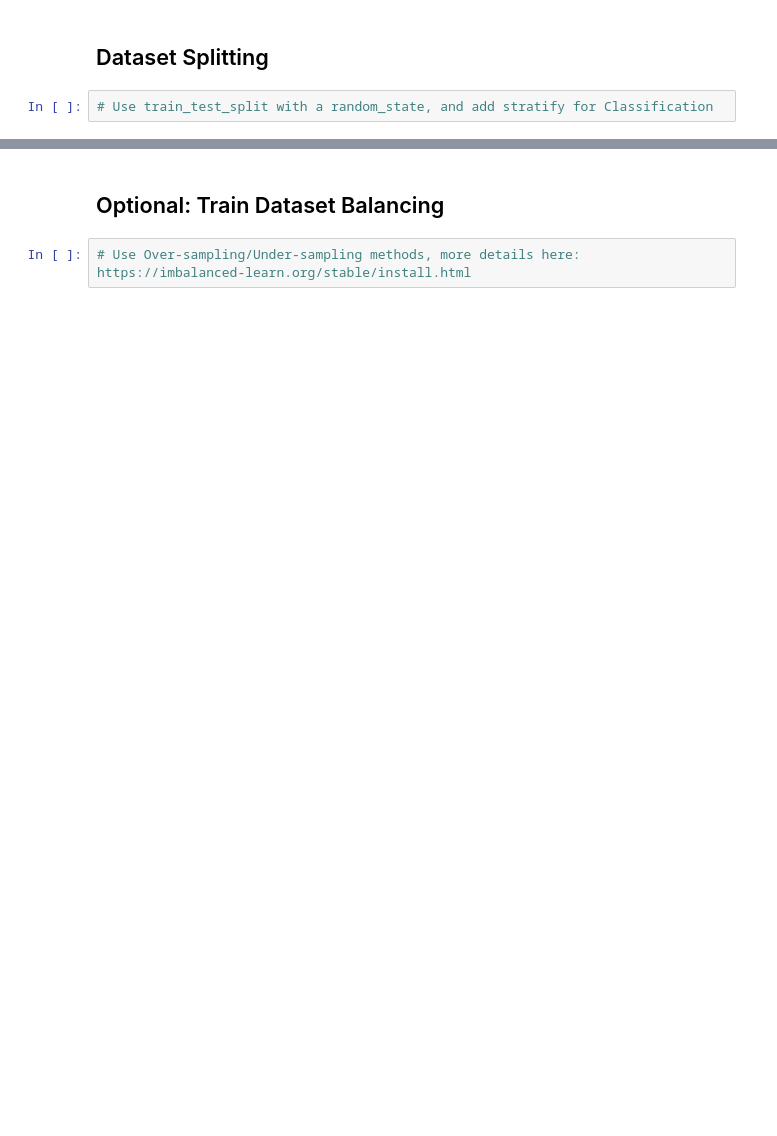
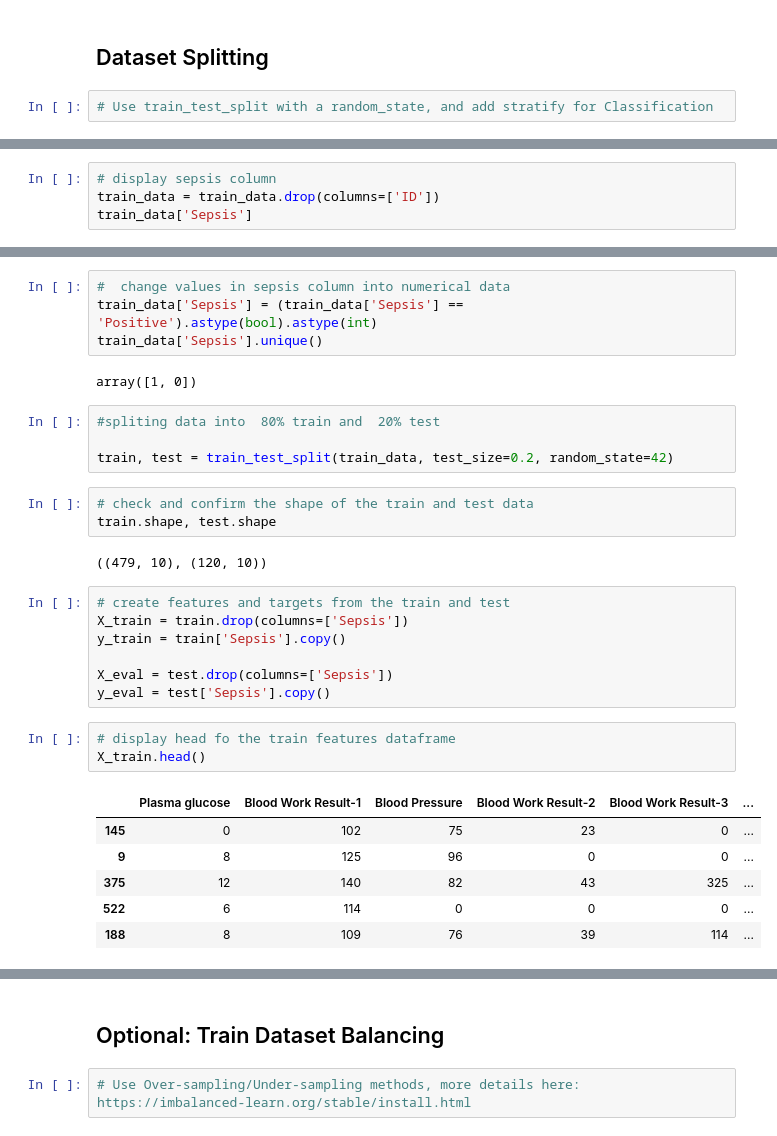
Before and after one commit to acheampongmaa/Sepsis-Prediction-Embedding-ML-into-a-Web-Application, a Jupyter notebook: dataset/Machine Learning Model.ipynb, the cells around one changed output, grey strips where cells are left out. Saved outputs shown, nothing was run; the diff lists cells and outputs as text; blank space fills up the shorter version.

```diff
--- a/dataset/Machine Learning Model.ipynb
+++ b/dataset/Machine Learning Model.ipynb
@@ -478,0 +508,4 @@ dtype: int64
+# %%
+# display sepsis column
+train_data = train_data.drop(columns=['ID'])
+train_data['Sepsis']
@@ -478,0 +525,32 @@ dtype: int64
+# %%
+#  change values in sepsis column into numerical data
+train_data['Sepsis'] = (train_data['Sepsis'] == 'Positive').astype(bool).astype(int)
+train_data['Sepsis'].unique()
+# %% [output]
+array([1, 0])
+# %%
+#spliting data into  80% train and  20% test
+
+train, test = train_test_split(train_data, test_size=0.2, random_state=42)
+# %%
+# check and confirm the shape of the train and test data
+train.shape, test.shape
+# %% [output]
+((479, 10), (120, 10))
+# %%
+# create features and targets from the train and test
+X_train = train.drop(columns=['Sepsis'])
+y_train = train['Sepsis'].copy()
+
+X_eval = test.drop(columns=['Sepsis'])
+y_eval = test['Sepsis'].copy()
+# %%
+# display head fo the train features dataframe
+X_train.head()
+# %% [output]
+|  | Plasma glucose | Blood Work Result-1 | Blood Pressure | Blood Work Result-2 | Blood Work Result-3 | ... |
+| 145 | 0 | 102 | 75 | 23 | 0 | ... |
+| 9 | 8 | 125 | 96 | 0 | 0 | ... |
+| 375 | 12 | 140 | 82 | 43 | 325 | ... |
+| 522 | 6 | 114 | 0 | 0 | 0 | ... |
+| 188 | 8 | 109 | 76 | 39 | 114 | ... |
```
Also changed, not shown: parts of 31 cells of this notebook.
